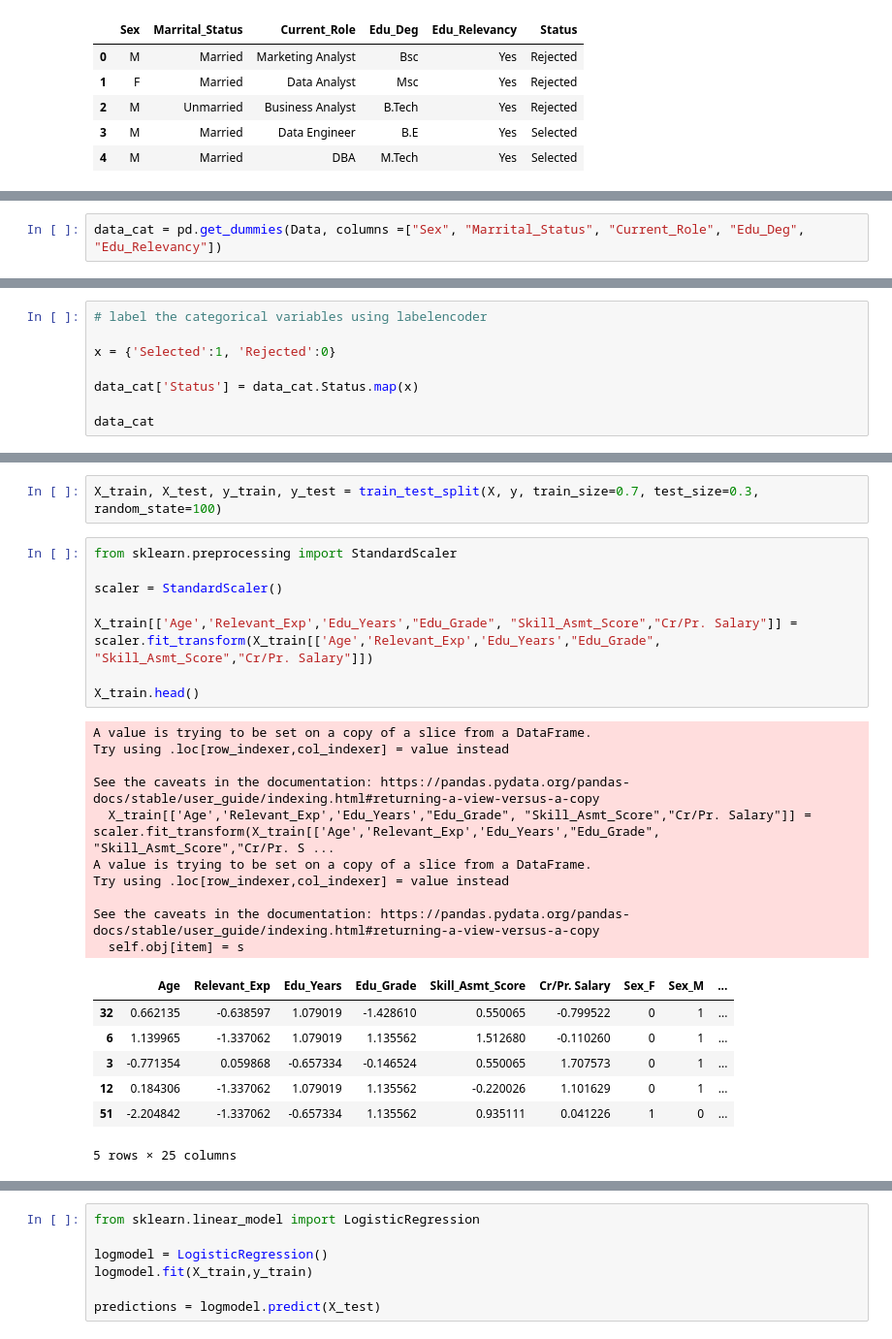
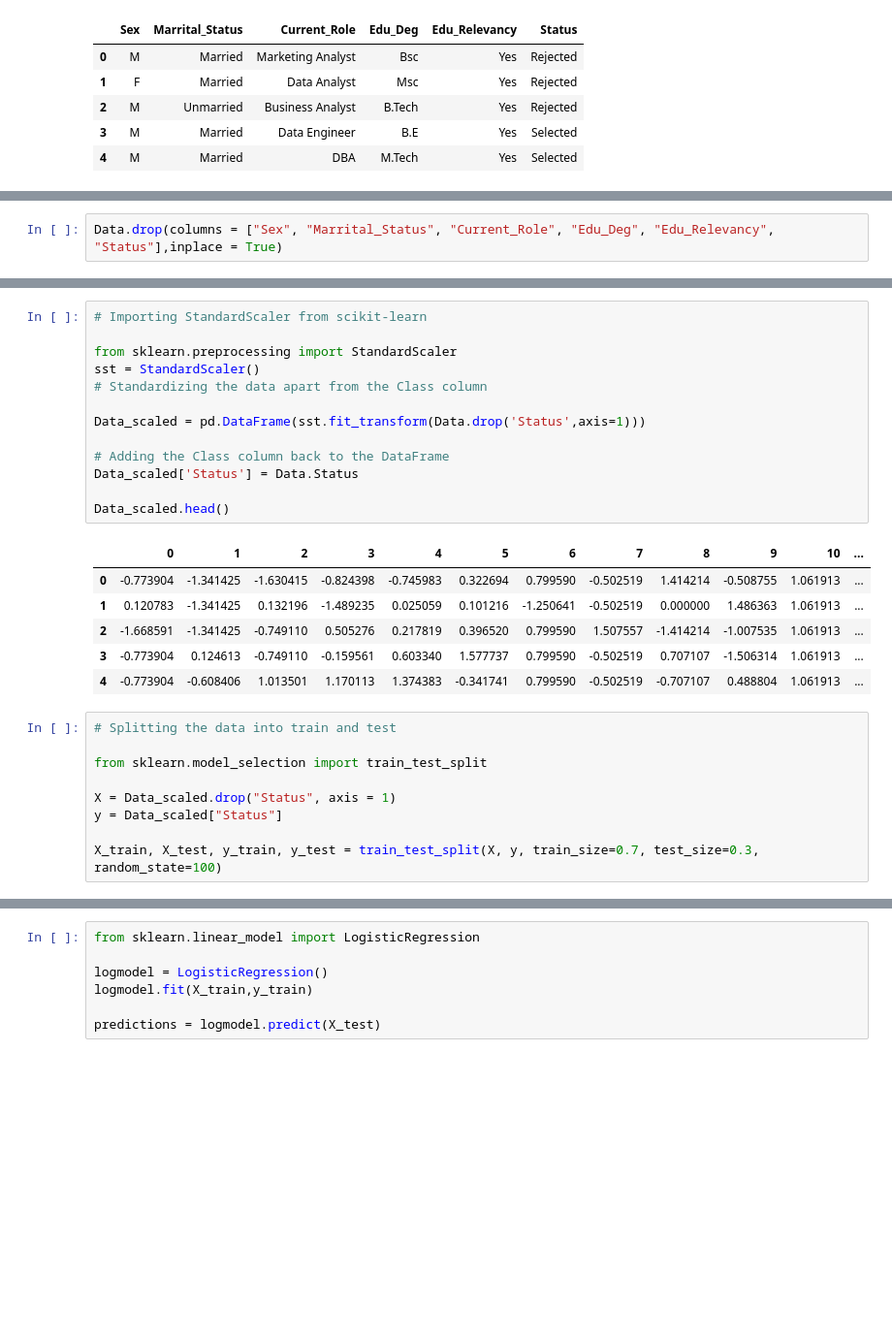
Before and after one commit to KP-37/Job-applicants-score-prediction-logistic-model, a Jupyter notebook: Job applicants model2.ipynb, the cells around one changed output, grey strips where cells are left out. Shown: that part at 97% size. Drawn from its saved outputs; the diff is of its cells as text; blank space fills up the shorter version.

```diff
--- a/Job applicants model2.ipynb
+++ b/Job applicants model2.ipynb
@@ -89,2 +106,2 @@ data_cat.head()
 # %%
-data_cat = pd.get_dummies(Data, columns =["Sex", "Marrital_Status", "Current_Role", "Edu_Deg", "Edu_Relevancy"])
+Data.drop(columns = ["Sex", "Marrital_Status", "Current_Role", "Edu_Deg", "Edu_Relevancy", "Status"],inplace = True)
@@ -111,8 +107,0 @@ list(set(cols) - set(num_cols))
-# %%
-# label the categorical variables using labelencoder
-
-x = {'Selected':1, 'Rejected':0}
-
-data_cat['Status'] = data_cat.Status.map(x)
-
-data_cat
@@ -158,28 +121,29 @@ Name: Status, dtype: int64
+# %%
+# Importing StandardScaler from scikit-learn
+
+from sklearn.preprocessing import StandardScaler
+sst = StandardScaler()
+# Standardizing the data apart from the Class column
+
+Data_scaled = pd.DataFrame(sst.fit_transform(Data.drop('Status',axis=1)))
+
+# Adding the Class column back to the DataFrame
+Data_scaled['Status'] = Data.Status
+
+Data_scaled.head()
+# %% [output]
+|  | 0 | 1 | 2 | 3 | 4 | 5 | 6 | 7 | 8 | 9 | 10 | ... |
+| 0 | -0.773904 | -1.341425 | -1.630415 | -0.824398 | -0.745983 | 0.322694 | 0.799590 | -0.502519 | 1.414214 | -0.508755 | 1.061913 | ... |
+| 1 | 0.120783 | -1.341425 | 0.132196 | -1.489235 | 0.025059 | 0.101216 | -1.250641 | -0.502519 | 0.000000 | 1.486363 | 1.061913 | ... |
+| 2 | -1.668591 | -1.341425 | -0.749110 | 0.505276 | 0.217819 | 0.396520 | 0.799590 | 1.507557 | -1.414214 | -1.007535 | 1.061913 | ... |
+| 3 | -0.773904 | 0.124613 | -0.749110 | -0.159561 | 0.603340 | 1.577737 | 0.799590 | -0.502519 | 0.707107 | -1.506314 | 1.061913 | ... |
+| 4 | -0.773904 | -0.608406 | 1.013501 | 1.170113 | 1.374383 | -0.341741 | 0.799590 | -0.502519 | -0.707107 | 0.488804 | 1.061913 | ... |
 # %%
+# Splitting the data into train and test
+
+from sklearn.model_selection import train_test_split
+
+X = Data_scaled.drop("Status", axis = 1)
+y = Data_scaled["Status"]
+
 X_train, X_test, y_train, y_test = train_test_split(X, y, train_size=0.7, test_size=0.3, random_state=100)
-# %%
-from sklearn.preprocessing import StandardScaler
-
-scaler = StandardScaler()
-
-X_train[['Age','Relevant_Exp','Edu_Years',"Edu_Grade", "Skill_Asmt_Score","Cr/Pr. Salary"]] = scaler.fit_transform(X_train[['Age','Relevant_Exp','Edu_Years',"Edu_Grade", "Skill_Asmt_Score","Cr/Pr. Salary"]])
-
-X_train.head()
-# %% [output]
-A value is trying to be set on a copy of a slice from a DataFrame.
-Try using .loc[row_indexer,col_indexer] = value instead
-
-See the caveats in the documentation: https://pandas.pydata.org/pandas-docs/stable/user_guide/indexing.html#returning-a-view-versus-a-copy
-  X_train[['Age','Relevant_Exp','Edu_Years',"Edu_Grade", "Skill_Asmt_Score","Cr/Pr. Salary"]] = scaler.fit_transform(X_train[['Age','Relevant_Exp','Edu_Years',"Edu_Grade", "Skill_Asmt_Score","Cr/Pr. S ...
-A value is trying to be set on a copy of a slice from a DataFrame.
-Try using .loc[row_indexer,col_indexer] = value instead
-
-See the caveats in the documentation: https://pandas.pydata.org/pandas-docs/stable/user_guide/indexing.html#returning-a-view-versus-a-copy
-  self.obj[item] = s
-|  | Age | Relevant_Exp | Edu_Years | Edu_Grade | Skill_Asmt_Score | Cr/Pr. Salary | Sex_F | Sex_M | ... |
-| 32 | 0.662135 | -0.638597 | 1.079019 | -1.428610 | 0.550065 | -0.799522 | 0 | 1 | ... |
-| 6 | 1.139965 | -1.337062 | 1.079019 | 1.135562 | 1.512680 | -0.110260 | 0 | 1 | ... |
-| 3 | -0.771354 | 0.059868 | -0.657334 | -0.146524 | 0.550065 | 1.707573 | 0 | 1 | ... |
-| 12 | 0.184306 | -1.337062 | 1.079019 | 1.135562 | -0.220026 | 1.101629 | 0 | 1 | ... |
-| 51 | -2.204842 | -1.337062 | -0.657334 | 1.135562 | 0.935111 | 0.041226 | 1 | 0 | ... |
-5 rows × 25 columns
```
Also changed, not shown: parts of 18 cells of this notebook.
